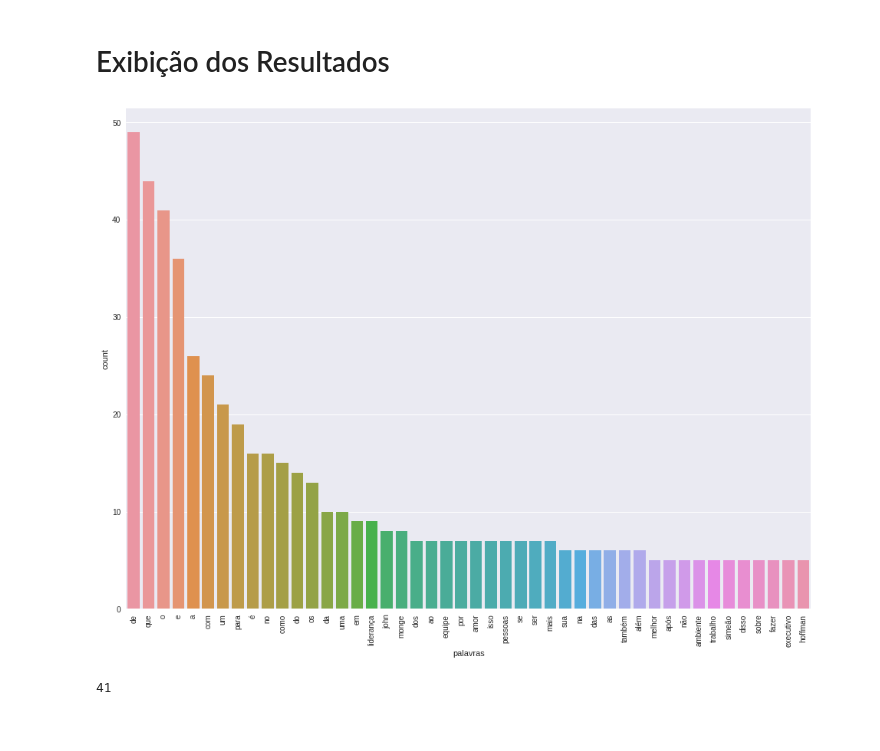
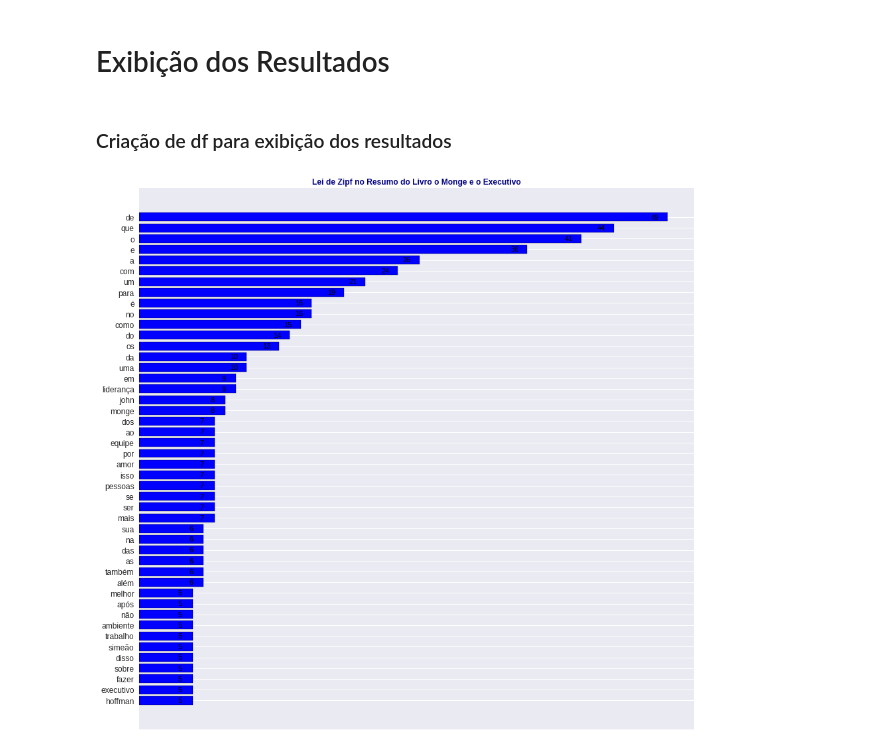
Before and after one commit to RoneyBrum/Teste2, a Jupyter notebook: Trilha_1_Tarefa.ipynb, the cells around one changed output. Saved outputs shown, nothing was run; the diff lists cells and outputs as text; code cells hidden in the pictures.

```diff
--- a/Trilha_1_Tarefa.ipynb
+++ b/Trilha_1_Tarefa.ipynb
@@ -53,8 +60,10 @@ f = open("/content/drive/Othercomputers/Note Roney/Desktop/POS GRAD/1 - MODULO/P
+# %%
+f = urllib.request.urlopen("https://c3d5945f-128a-4d69-b724-0ad2713d842f.filesusr.com/ugd/7dfa3a_144a6c36fa564c34bb98bd165d52c264.txt?dn=Resumo%20Livro%20o%20Monge%20e%20o%20Executivo.txt")
 # %%
 texto = []
 
 for linha in f:
-  texto.append(linha)
+  texto.append(linha.decode('utf-8'))
 
 for i in range(len(texto)):
     texto[i] = texto[i].lower() # para unicidade
@@ -87,25 +96,43 @@ print(dicionario)
 {'lançado': 1, 'em': 9, '1989': 1, 'a': 26, 'obra': 1, 'do': 14, 'autor': 1, 'james': 2, 'c': 2, 'hunter': 2, '“o': 1, 'monge': 8, 'e': 36, 'o': 41, 'executivo”': 1, 'passa': 3, 'um': 21, 'ensinamento ...
 # %% [markdown]
 # Exibição dos Resultados
-# %%
-import pandas as pd
-import seaborn as sns
-import matplotlib as mpl
-import matplotlib.pyplot as plt
-
-df = pd.DataFrame(dicionario.items(),  columns=['palavras', 'count']).sort_values('count',ascending=False)
-df = df[df['count'] > 4] # somente termos com mais de 4 ocorrências
-# df = df.iloc[ np.int(len(df)/2) - 10 : np.int(len(df)/2) + 10 ] # para livros ou textos com muitos termos limita a um número mínimo de termos
-
-plt.figure(figsize=(16,12))
-mpl.style.use(['seaborn'])
-sns.barplot(x=df.palavras,y=df['count'])
-plt.xticks(rotation=90)
-
-plt.show()
-# %% [output]
-[figure, removed]
-# %%
-len(list(df["count"]))
-# %% [output]
-41
+# %% [markdown]
+### Criação de df para exibição dos resultados
+# %%
+df = pd.DataFrame(dicionario.items(),  columns=['palavras', 'count']).sort_values('count',ascending=False) # Criação de df com duas colunas
+                                                                                                           # ordenação do maior para o menor
+df = df[df['count'] > 4]        # somente termos com mais de 4 ocorrências
+
+df = df.reset_index()           # resetando o index para percorrer o "arange" in annotate
+# %%
+fig, ax = plt.subplots(figsize=(15,15))
+
+ax.set_title("Lei de Zipf no Resumo do Livro o Monge e o Executivo", # Título do gráfico
+             fontsize=12,                                            # Tamanho da fonte (título)
+             fontweight='bold',                                      # Espessura da fonte (título)
+             color='#000080'                                         # Cor da fonte (título)
+            )
+ax.barh(df["palavras"],df['count'],
+       color="blue",                                                 # Cor das barras
+        edgecolor='black',                                           # Contorno barras
+        align='center',                                              # Alinhamento
+       )
+
+for i in np.arange(0, len(list(df["count"]))):
+    ax.annotate(df['count'][i],                                       # texto do annotate
+                  (df['count'][i], i),                                # posição x, y
+                    ha="center",                                      # ajutes de posição
+                    va = "top",
+                    xytext=(-19,5),
+                    textcoords = "offset points",
+                    fontsize=11,                                      # Tamanho da fonte (anotação)
+                    color = '#000000',                                # Cor da fonte (anotação)
+                    )
+
+ax.invert_yaxis()                                                     # inverte para ficar do maior para o menor
+ax.xaxis.set_visible(False)                                           # retira os valores de x
+ax.tick_params(axis='y',labelsize=12)                                 # ajusta o tamanho dos valores de Y
+
+plt.show()
+# %% [output]
+[figure, added]
```
Also changed, not shown: parts of 6 cells of this notebook.
